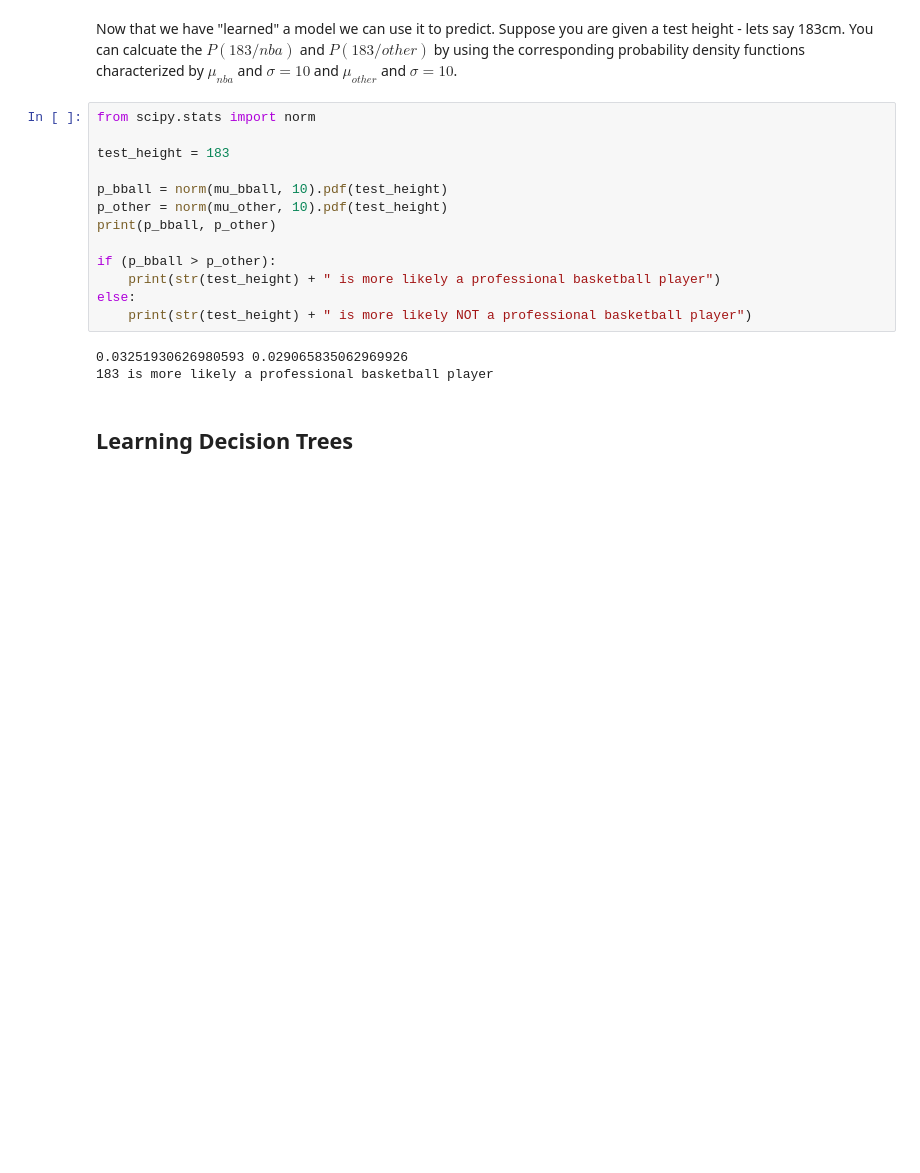
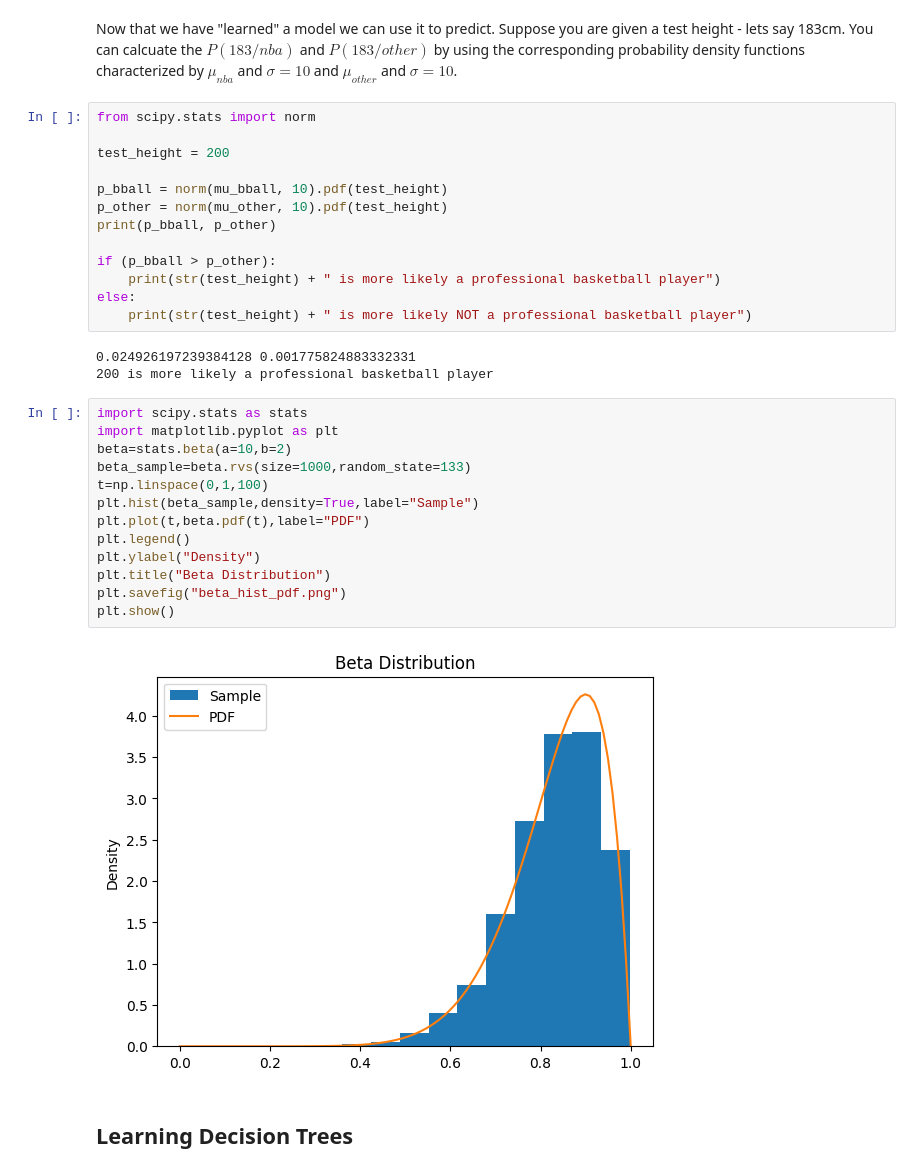
Before and after one commit to gtzan/csc421_tzanetakis, a Jupyter notebook: csc421_tzanetakis_learning.ipynb, the cells around one changed output. Cells and saved outputs as stored; diff of their text form; blank space fills up the shorter version.

```diff
--- a/csc421_tzanetakis_learning.ipynb
+++ b/csc421_tzanetakis_learning.ipynb
@@ -95,7 +98,7 @@ Now that we have "learned" a model we can use it to predict. Suppose you are giv
 # %%
 from scipy.stats import norm
 
-test_height = 183
+test_height = 200
 
 p_bball = norm(mu_bball, 10).pdf(test_height)
 p_other = norm(mu_other, 10).pdf(test_height)
@@ -106,8 +109,23 @@ if (p_bball > p_other):
 else:
     print(str(test_height) + " is more likely NOT a professional basketball player")
 # %% [output]
-0.03251930626980593 0.029065835062969926
-183 is more likely a professional basketball player
+0.024926197239384128 0.001775824883332331
+200 is more likely a professional basketball player
+# %%
+import scipy.stats as stats
+import matplotlib.pyplot as plt
+beta=stats.beta(a=10,b=2)
+beta_sample=beta.rvs(size=1000,random_state=133)
+t=np.linspace(0,1,100)
+plt.hist(beta_sample,density=True,label="Sample")
+plt.plot(t,beta.pdf(t),label="PDF")
+plt.legend()
+plt.ylabel("Density")
+plt.title("Beta Distribution")
+plt.savefig("beta_hist_pdf.png")
+plt.show()
+# %% [output]
+[figure, added]
 # %% [markdown]
 ## Learning Decision Trees
 # %% [markdown]
```
Also changed, not shown: parts of 27 cells of this notebook, 2 other files.
